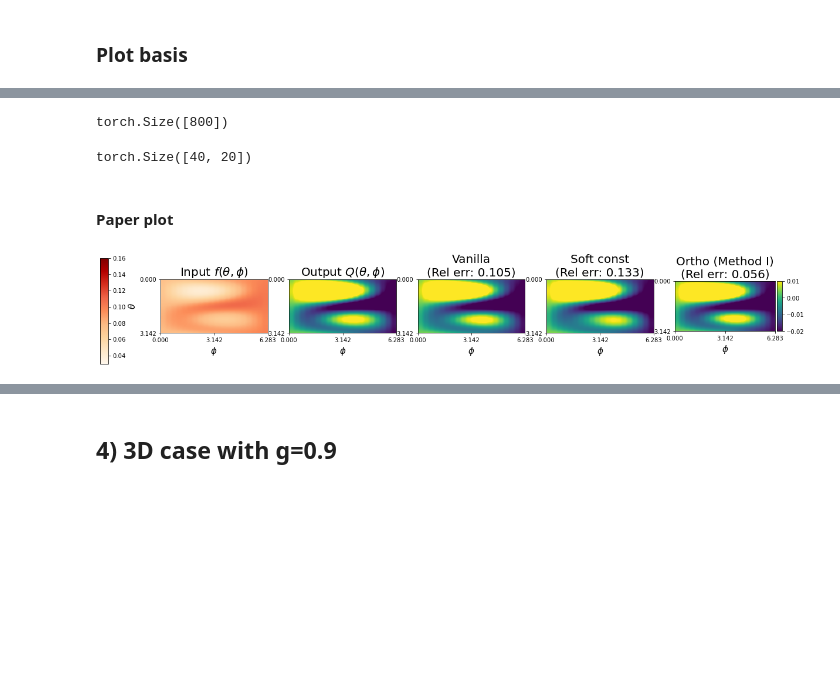
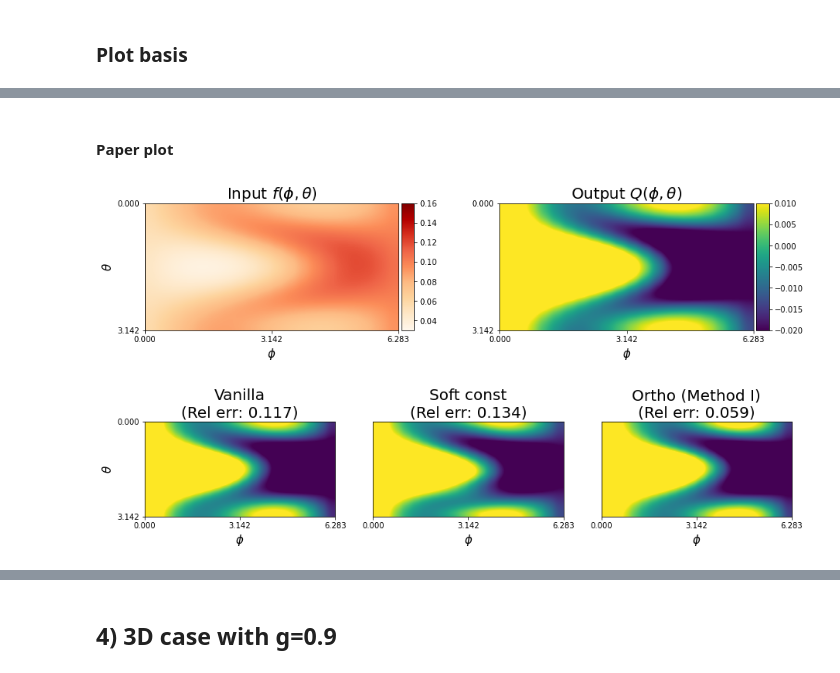
Before and after one commit to ScSteffen/CollisionOperatorLearning, a Jupyter notebook: analysis_entropy_HG.ipynb, the cells around one changed output, grey strips where cells are left out. Drawn from its saved outputs; the diff is of its cells as text; code cells hidden in the pictures; blank space fills up the shorter version.

```diff
--- a/analysis_entropy_HG.ipynb
+++ b/analysis_entropy_HG.ipynb
@@ -596,7 +599,7 @@ ax.set_xticks([0,np.pi,2*np.pi])
 ax.set_yticks([0,np.pi])
 
 ax=plt.subplot(1,7,2)
-ax.set_title(r"Output $Q(\theta,\phi)$", fontsize=20)
+ax.set_title(r"Output $Q(\phi,\theta)$", fontsize=20)
 im=ax.imshow(test_data_Q[data_idx].reshape(integration_order*2,integration_order), vmin=-0.02, vmax=0.01, extent=(0,2*np.pi,np.pi,0), origin='lower')
 ax.set_xlabel(r'$\phi$',fontsize=15)
 ax.set_xticks([0,np.pi,2*np.pi])
@@ -636,54 +639,53 @@ hard_special test error=0.1063, Mean $\int Qdv$=1.11E-07
-# %%
-prediction.shape
-# %% [output]
-torch.Size([800])
-# %%
-prediction.reshape(integration_order*2,integration_order).shape
-# phi 0~2pi
-# theta pi~0
-# %% [output]
-torch.Size([40, 20])
 # %% [markdown]
 #### Paper plot
 # %%
-data_idx=150
-fig=plt.figure(figsize=(19,5))
+data_idx=452
+fig=plt.figure(figsize=(15,3))
 
 plot_name=["Vanilla", "Soft const", r"Ortho (Method I)"]
 
-ax=plt.subplot(1,5,1)
-ax.set_title(r"Input $f(\theta,\phi)$", fontsize=20)
-im=ax.imshow(test_data_f[data_idx].reshape(integration_order*2,integration_order), vmin=0.03, vmax=0.16, extent=(0,2*np.pi,np.pi,0), origin='lower', cmap='OrRd')
-#divider = make_axes_locatable(ax)
-#cax = divider.append_axes('left', size='10%', pad=0.2)
-#fig.colorbar(im, cax=cax,
-cbaxes = fig.add_axes([0.05, 0.23, 0.01, 0.5])  # This is the position for the colorbar
-fig.colorbar(im, cax = cbaxes)
+ax=plt.subplot(1,2,1)
+ax.set_title(r"Input $f(\phi,\theta)$", fontsize=20)
+im=ax.imshow(test_data_f[data_idx].reshape(integration_order*2,integration_order), vmin=0.03, vmax=0.16, extent=(0,2*np.pi,np.pi,0), origin='lower', cmap='OrRd', interpolation='gaussian')
+divider = make_axes_locatable(ax)
+cax = divider.append_axes('right', size='5%', pad=0.05)
+fig.colorbar(im, cax=cax)
+# cbaxes = fig.add_axes([0.05, 0.23, 0.01, 0.5])  # This is the position for the colorbar
+# fig.colorbar(im, cax = cbaxes)
 ax.set_xlabel(r'$\phi$',fontsize=15)
 ax.set_ylabel(r'$\theta$',fontsize=15)
 ax.set_xticks([0,np.pi,2*np.pi])
 ax.set_yticks([0,np.pi])
 
-ax=plt.subplot(1,5,2)
-ax.set_title(r"Output $Q(\theta,\phi)$", fontsize=20)
-im=ax.imshow(test_data_Q[data_idx].reshape(integration_order*2,integration_order), vmin=-0.02, vmax=0.01, extent=(0,2*np.pi,np.pi,0), origin='lower')
-ax.set_xlabel(r'$\phi$',fontsize=15)
-ax.set_xticks([0,np.pi,2*np.pi])
-ax.set_yticks([0,np.pi])
-
-for plot_idx, idx in enumerate([0,2,3]):
-    ax=plt.subplot(1,5,plot_idx+2+1)
-    prediction=models[idx](test_data_f[data_idx].reshape(1,1,-1).cuda(), grid).squeeze().detach().cpu()
-    im=ax.imshow(prediction.reshape(integration_order*2,integration_order), vmin=-0.02, vmax=0.01, extent=(0,2*np.pi,np.pi,0), origin='lower')
-    ax.set_xlabel(r'$\phi$',fontsize=15)
-    ax.set_xticks([0,np.pi,2*np.pi])
-    ax.set_yticks([0,np.pi])
-    error=rel_L2_error(prediction, test_data_Q[data_idx])
-    ax.set_title("{}\n(Rel err: {:.3f})".format(plot_name[plot_idx],error), fontsize=20)
+ax=plt.subplot(1,2,2)
+ax.set_title(r"Output $Q(\phi,\theta)$", fontsize=20)
+im=ax.imshow(test_data_Q[data_idx].reshape(integration_order*2,integration_order), vmin=-0.02, vmax=0.01, extent=(0,2*np.pi,np.pi,0), origin='lower', interpolation='gaussian')
 divider = make_axes_locatable(ax)
 cax = divider.append_axes('right', size='5%', pad=0.05)
 fig.colorbar(im, cax=cax, orientation='vertical')
-plt.savefig('S2_profile.png', dpi=100, format='png',bbox_inches='tight')
+ax.set_xlabel(r'$\phi$',fontsize=15)
+
+ax.set_xticks([0,np.pi,2*np.pi])
+ax.set_yticks([0,np.pi])
+plt.savefig('S2_profile_up.png', dpi=100, format='png',bbox_inches='tight')
+
+fig=plt.figure(figsize=(15,3))
+for plot_idx, idx in enumerate([0,2,3]):
+    ax=plt.subplot(1,3,plot_idx+1)
+    prediction=models[idx](test_data_f[data_idx].reshape(1,1,-1).cuda(), grid).squeeze().detach().cpu()
+    im=ax.imshow(prediction.reshape(integration_order*2,integration_order), vmin=-0.02, vmax=0.01, extent=(0,2*np.pi,np.pi,0), origin='lower', interpolation='gaussian')
+    if plot_idx==0:
+        ax.set_ylabel(r'$\theta$',fontsize=15)
+        ax.set_yticks([0,np.pi])
+    else:
+        ax.set_yticks([])
+    ax.set_xlabel(r'$\phi$',fontsize=15)
+    ax.set_xticks([0,np.pi,2*np.pi])
+
+    error=rel_L2_error(prediction, test_data_Q[data_idx])
+    ax.set_title("{}\n(Rel err: {:.3f})".format(plot_name[plot_idx],error), fontsize=20)
+plt.savefig('S2_profile_down.png', dpi=100, format='png',bbox_inches='tight')
 plt.show()
 # %% [output]
-[figure, old version]
+[figure, new version]
+[figure, added]
```
Also changed, not shown: parts of 9 cells of this notebook, 1 other file.
